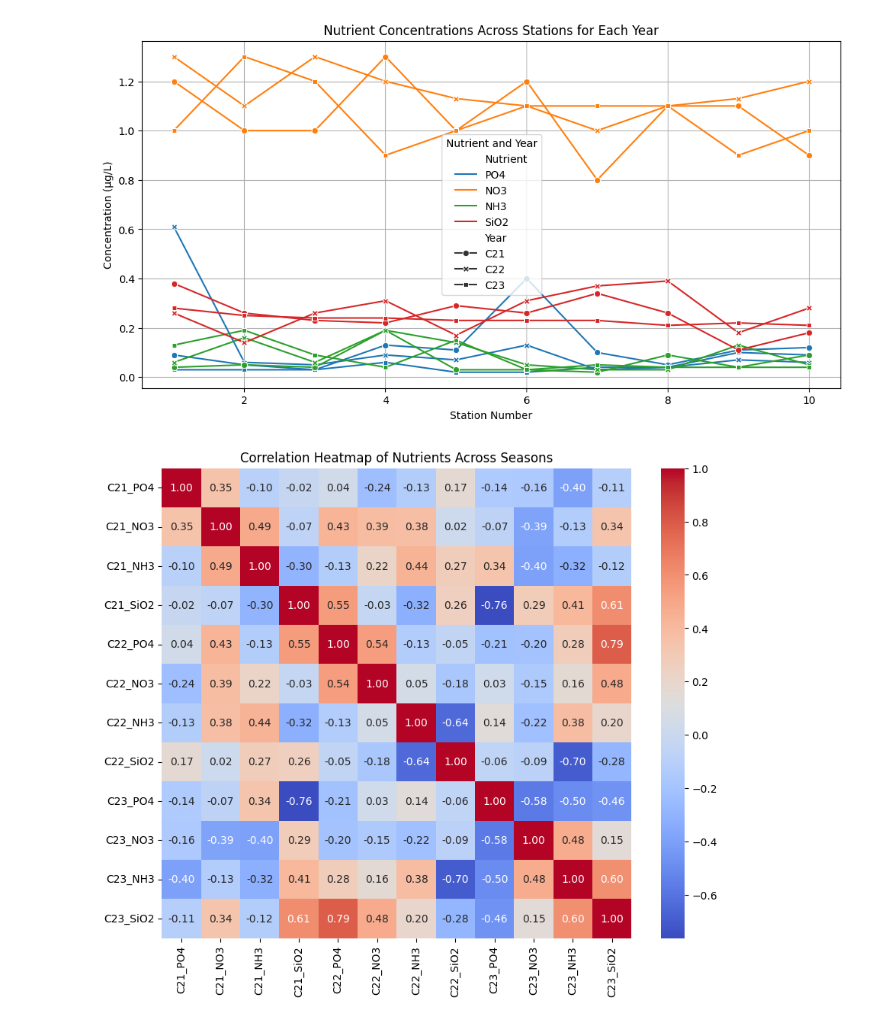
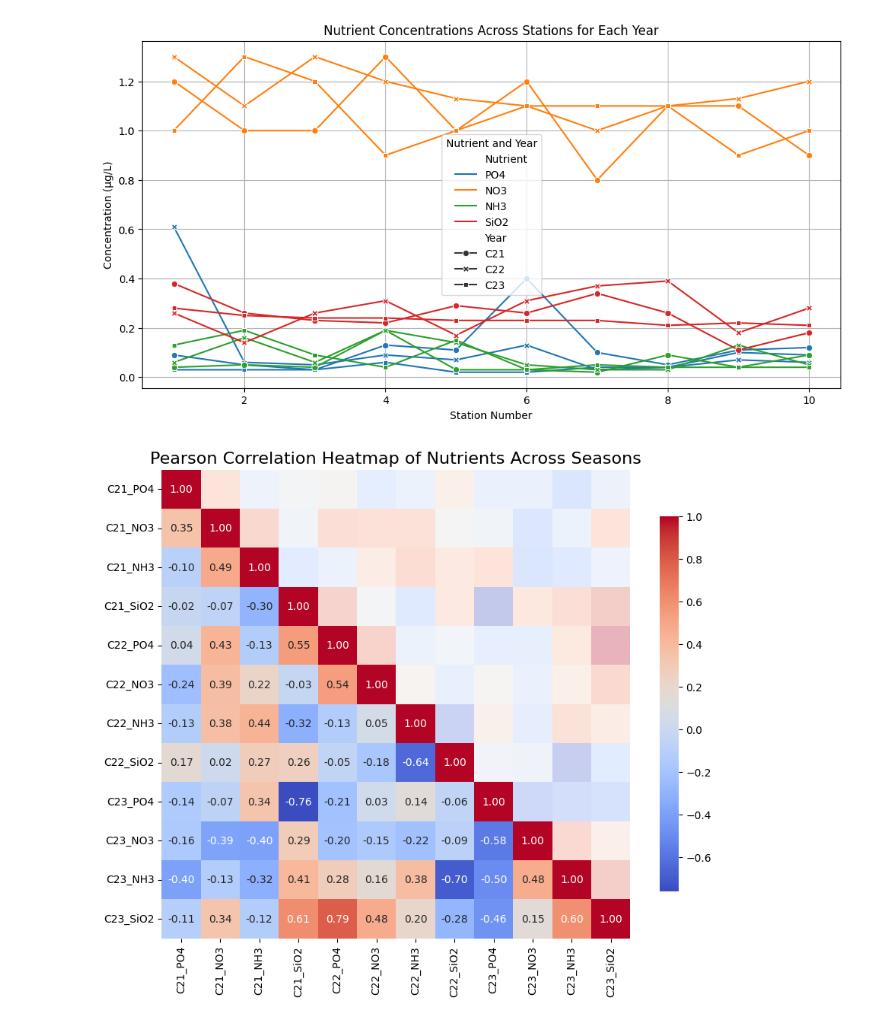
Before and after one commit to Nawshin-25/Saint_Martin, a Jupyter notebook: Nutrients.ipynb, the cells around one changed output. Saved outputs shown, nothing was run; the diff lists cells and outputs as text; code cells hidden in the pictures.

```diff
--- a/Nutrients.ipynb
+++ b/Nutrients.ipynb
@@ -33,9 +36,4 @@ data = {
 # %%
-df = pd.DataFrame(data)
-df_melted = df.melt(id_vars='Station', var_name='Year_Nutrient', value_name='Concentration')
-df_melted['Year'] = df_melted['Year_Nutrient'].apply(lambda x: x.split('_')[0])
-df_melted['Nutrient'] = df_melted['Year_Nutrient'].apply(lambda x: x.split('_')[1])
-
 plt.figure(figsize=(12, 6))
 sns.lineplot(data=df_melted, x='Station', y='Concentration', hue='Nutrient', style='Year', markers=True, dashes=False)
 plt.title('Nutrient Concentrations Across Stations for Each Year')
@@ -44,15 +42,18 @@ plt.ylabel('Concentration (µg/L)')
 plt.legend(title='Nutrient and Year')
 plt.grid()
 plt.show()
-
-correlation_matrix = df[['C21_PO4', 'C21_NO3', 'C21_NH3', 'C21_SiO2',
-                          'C22_PO4', 'C22_NO3', 'C22_NH3', 'C22_SiO2',
-                          'C23_PO4', 'C23_NO3', 'C23_NH3', 'C23_SiO2']].corr()
-
-plt.figure(figsize=(10, 8))
-sns.heatmap(correlation_matrix, annot=True, fmt=".2f", cmap='coolwarm', square=True)
-plt.title('Correlation Heatmap of Nutrients Across Seasons')
-plt.show()
 # %% [output]
 [figure]
-[figure, removed]
+# %%
+# Compute Pearson correlation matrix
+correlation_matrix = df.drop('Station', axis=1).corr()
+
+mask = np.triu(np.ones_like(correlation_matrix, dtype=bool), k=1)
+plt.figure(figsize=(10, 8))
+sns.heatmap(correlation_matrix, mask=mask, annot=True, fmt=".2f", cmap='coolwarm', square=True, cbar_kws={"shrink": .8})
+sns.heatmap(correlation_matrix, mask=~mask, annot=False, cmap='coolwarm', square=True, cbar=False, alpha=0.3)
+
+plt.title('Pearson Correlation Heatmap of Nutrients Across Seasons', fontsize=16)
+plt.show()
+# %% [output]
+[figure, added]
```
Also changed, not shown: parts of 4 cells of this notebook.
